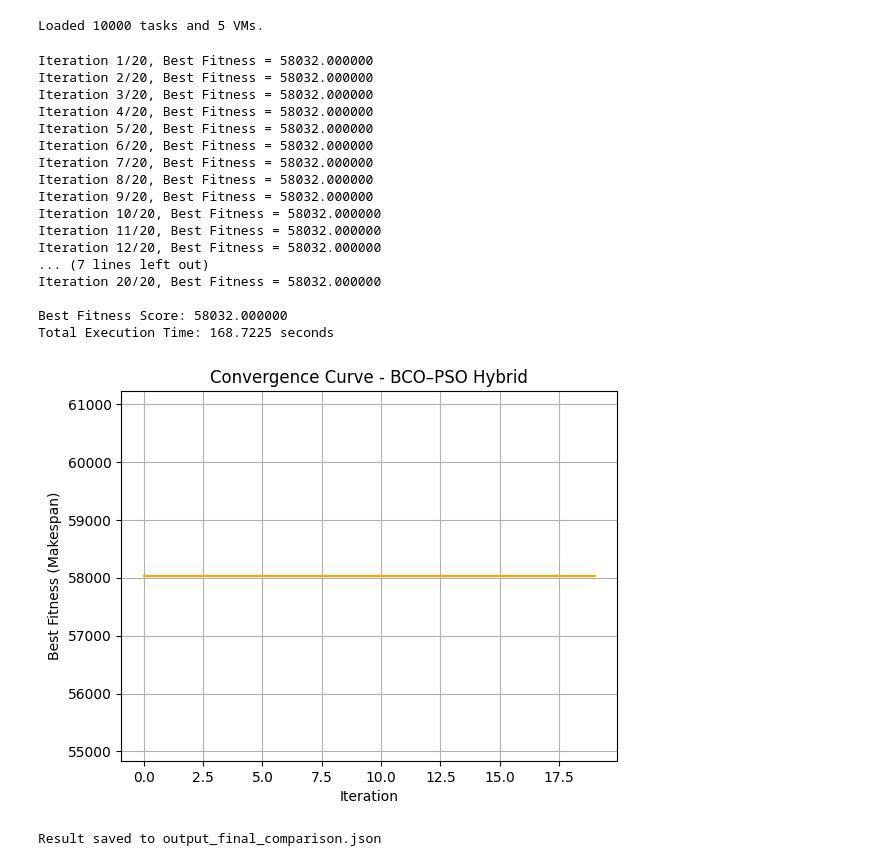
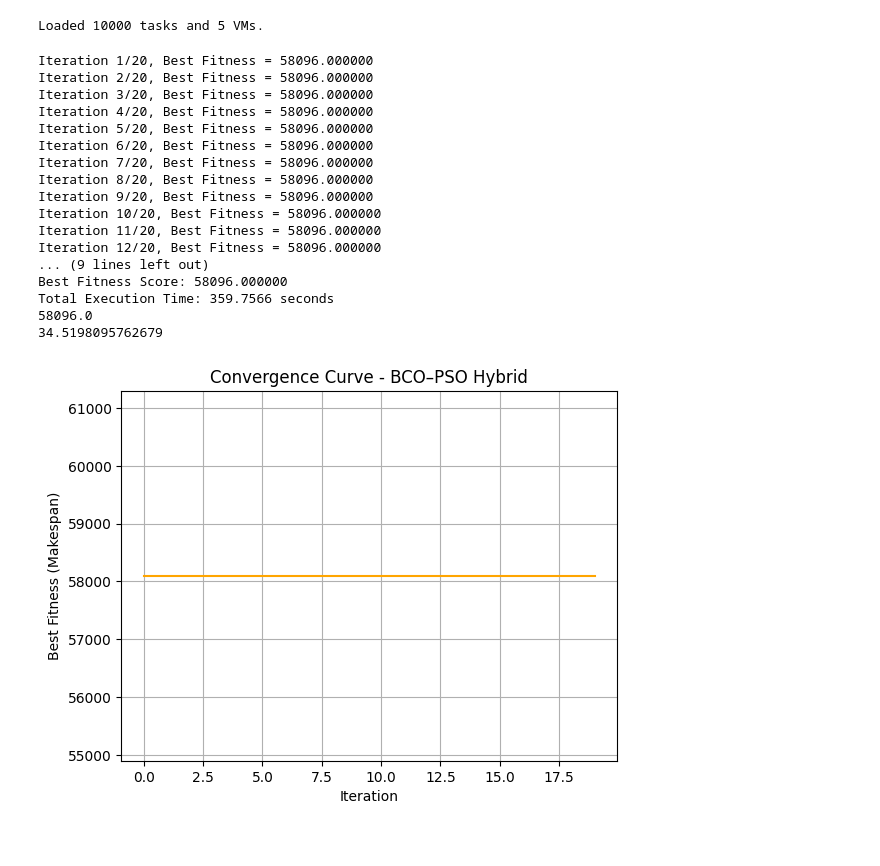
Before and after one commit to aryankumar-nci/BCO-PSO, a Jupyter notebook: Optimization_Project/Test_Hybrid_BCO_PSO.ipynb.ipynb, the cells around one changed output. Cells and saved outputs as stored; diff of their text form; code cells hidden in the pictures.

```diff
--- a/Optimization_Project/Test_Hybrid_BCO_PSO.ipynb.ipynb
+++ b/Optimization_Project/Test_Hybrid_BCO_PSO.ipynb.ipynb
@@ -115,12 +115,12 @@ class BCO_PSO_Hybrid:
                 new_pos = np.clip(new_pos, lower, upper)
                 new_fit = self.fitness_function(new_pos)
 
-                if new_fit < fitness[i]:
+                if new_fit > fitness[i]:
                     population[i] = new_pos
                     fitness[i] = new_fit
 
             for i in range(self.num_bacteria):
-                if fitness[i] < P_best_fitness[i]:
+                if fitness[i] > P_best_fitness[i]:
                     P_best[i] = population[i].copy()
                     P_best_fitness[i] = fitness[i]
 
@@ -149,51 +149,52 @@ class BCO_PSO_Hybrid:
                         population[i] = np.clip(population[i] + velocity[i], lower, upper)
                         fitness[i] = self.fitness_function(population[i])
 
             print(f"Iteration {iteration+1}/{self.num_iterations}, Best Fitness = {G_best_score:.6f}")
 
         end_time = time.time()
         print(f"\nBest Fitness Score: {G_best_score:.6f}")
         print(f"Total Execution Time: {end_time - start_time:.4f} seconds")
 
         return G_best, G_best_score, best_curve
 
 optimizer = BCO_PSO_Hybrid(
     fitness_function=Fun,
     bounds=(0, data['vmcount'][0] - 1),
     num_bacteria=100,
     num_iterations=20
 )
 
 start_time = time.time()
 best_solution, best_score, convergence = optimizer.optimize(num_dimensions=len(data["task"]))
 end_time = time.time()
+Fun1(best_solution)
 
 # Plot the convergence curve
 plt.plot(convergence, color='orange')
 plt.xlabel("Iteration")
 plt.ylabel("Best Fitness (Makespan)")
 plt.title("Convergence Curve - BCO–PSO Hybrid")
 plt.grid(True)
 plt.show()
 # %% [output]
-Iteration 1/20, Best Fitness = 58032.000000
-Iteration 2/20, Best Fitness = 58032.000000
-Iteration 3/20, Best Fitness = 58032.000000
-Iteration 4/20, Best Fitness = 58032.000000
-Iteration 5/20, Best Fitness = 58032.000000
-Iteration 6/20, Best Fitness = 58032.000000
-Iteration 7/20, Best Fitness = 58032.000000
-Iteration 8/20, Best Fitness = 58032.000000
-Iteration 9/20, Best Fitness = 58032.000000
-Iteration 10/20, Best Fitness = 58032.000000
-Iteration 11/20, Best Fitness = 58032.000000
-Iteration 12/20, Best Fitness = 58032.000000
-... (7 lines left out)
-Iteration 20/20, Best Fitness = 58032.000000
-
-Best Fitness Score: 58032.000000
-Total Execution Time: 168.7225 seconds
+Iteration 1/20, Best Fitness = 58096.000000
+Iteration 2/20, Best Fitness = 58096.000000
+Iteration 3/20, Best Fitness = 58096.000000
+Iteration 4/20, Best Fitness = 58096.000000
+Iteration 5/20, Best Fitness = 58096.000000
+Iteration 6/20, Best Fitness = 58096.000000
+Iteration 7/20, Best Fitness = 58096.000000
+Iteration 8/20, Best Fitness = 58096.000000
+Iteration 9/20, Best Fitness = 58096.000000
+Iteration 10/20, Best Fitness = 58096.000000
+Iteration 11/20, Best Fitness = 58096.000000
+Iteration 12/20, Best Fitness = 58096.000000
+... (9 lines left out)
+Best Fitness Score: 58096.000000
+Total Execution Time: 359.7566 seconds
+58096.0
+34.5198095762679
-[figure, old version]
+[figure, new version]
 # %%
 result = {
     "algorithm": "BCO_PSO Hybrid",
@@ -216,8 +217,6 @@ with open("output_final_comparison.json", "w") as f:
     json.dump(all_results, f, indent=4)
 
 print("Result saved to output_final_comparison.json")
-# %% [output]
-Result saved to output_final_comparison.json
 # %%
 
 def optimize(json_file,algo,size1,vmcount1):
```
Also changed, not shown: parts of 1 cell of this notebook, 1 other file.
